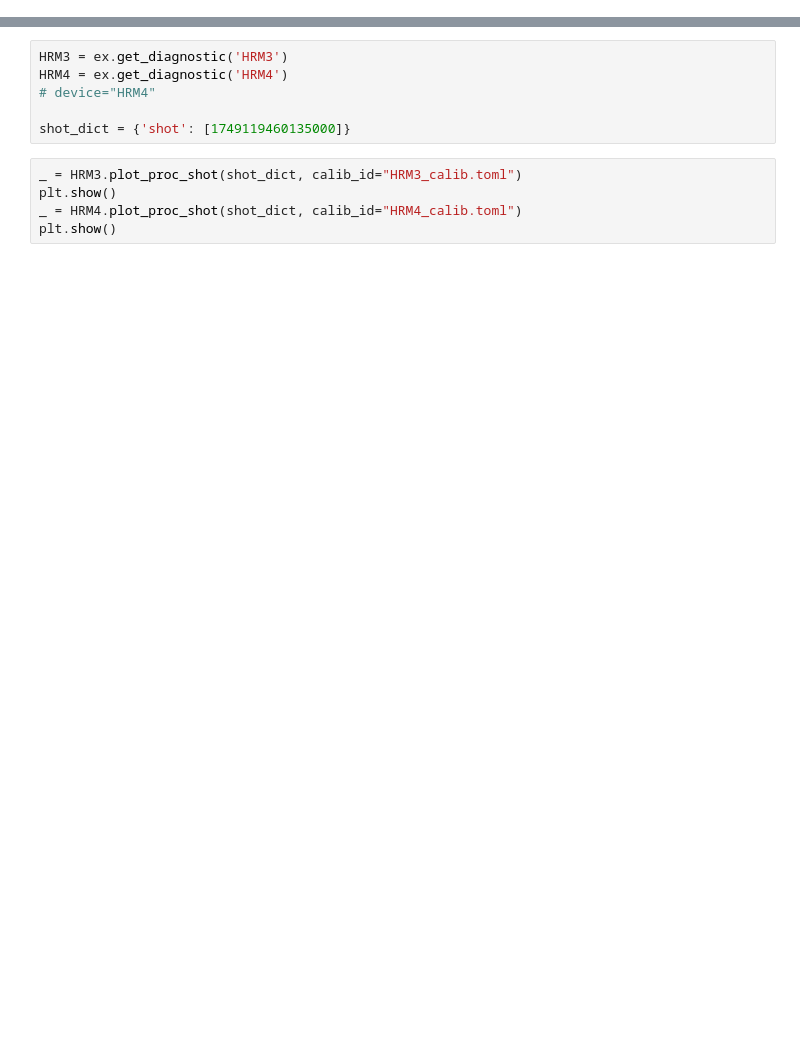
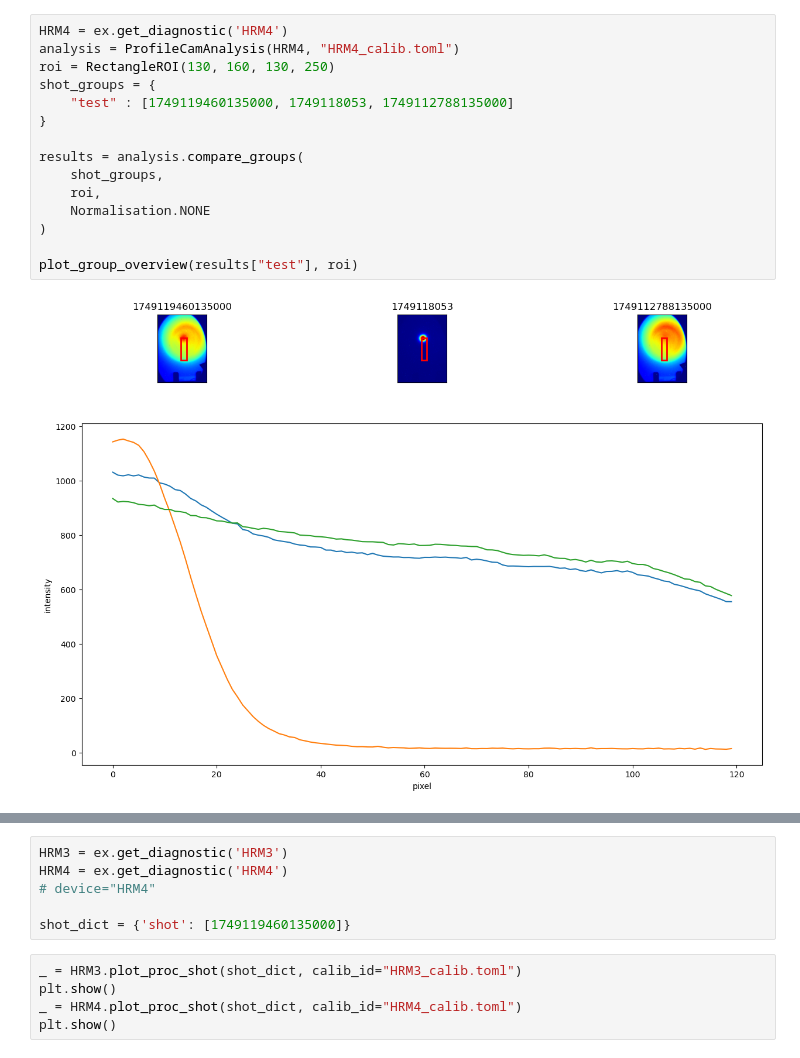
Before and after one commit to ELos385/Fireball_III_analysis, a Jupyter notebook: scripts/profile_cams/profile_cams_test.ipynb, the cells around one changed output, grey strips where cells are left out. Drawn from its saved outputs; the diff is of its cells as text; blank space fills up the shorter version.

Commit message:
implemented analysis and plotting of profile cams data

```diff
--- a/scripts/profile_cams/profile_cams_test.ipynb
+++ b/scripts/profile_cams/profile_cams_test.ipynb
@@ -18,0 +197,17 @@ Adding (User) Diagnostic: HRM4 [ProfileCam_]
+# %%
+HRM4 = ex.get_diagnostic('HRM4')
+analysis = ProfileCamAnalysis(HRM4, "HRM4_calib.toml")
+roi = RectangleROI(130, 160, 130, 250)
+shot_groups = {
+    "test" : [1749119460135000, 1749118053, 1749112788135000]
+}
+
+results = analysis.compare_groups(
+    shot_groups,
+    roi,
+    Normalisation.NONE
+)
+
+plot_group_overview(results["test"], roi)
+# %% [output]
+[figure, added]
```
Also changed, not shown: parts of 9 cells of this notebook, 8 other files.
